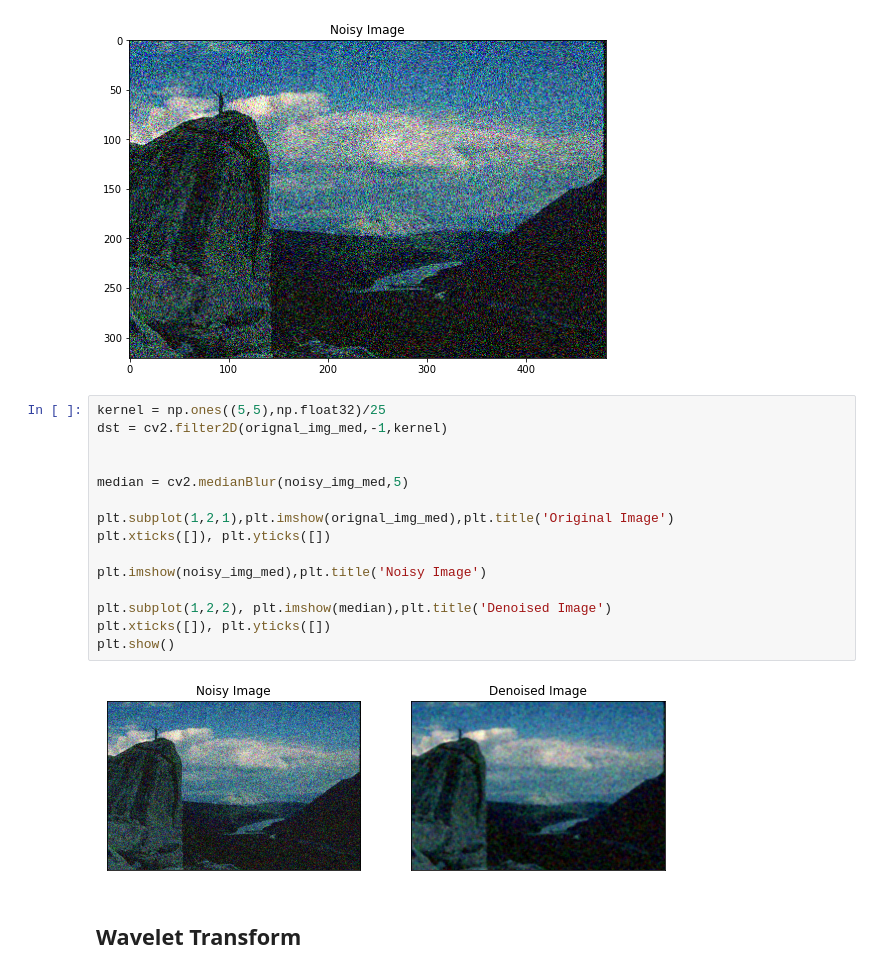
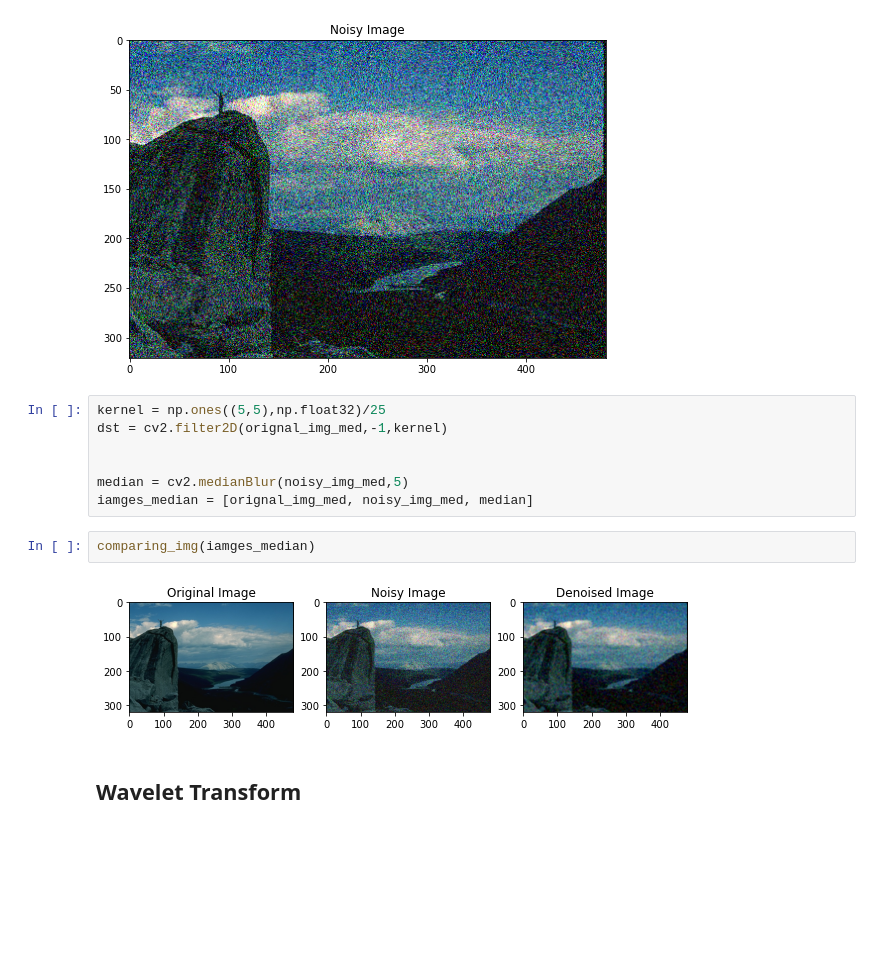
Before and after one commit to Abhijeetghadge/ITNPAI1_Abhijeet_3022255, a Jupyter notebook: Task A(Colort).ipynb, the cells around one changed output. Saved outputs shown, nothing was run; the diff lists cells and outputs as text; blank space fills up the shorter version.

```diff
--- a/Task A(Colort).ipynb
+++ b/Task A(Colort).ipynb
@@ -92,17 +94,11 @@ dst = cv2.filter2D(orignal_img_med,-1,kernel)
 
 
 median = cv2.medianBlur(noisy_img_med,5)
-
-plt.subplot(1,2,1),plt.imshow(orignal_img_med),plt.title('Original Image')
-plt.xticks([]), plt.yticks([])
-
-plt.imshow(noisy_img_med),plt.title('Noisy Image')
-
-plt.subplot(1,2,2), plt.imshow(median),plt.title('Denoised Image')
-plt.xticks([]), plt.yticks([])
-plt.show()
+iamges_median = [orignal_img_med, noisy_img_med, median]
-# %% [output]
-[figure, removed]
+# %%
+comparing_img(iamges_median)
+# %% [output]
+[figure, added]
 # %% [markdown]
 ## Wavelet Transform
 # %%
```
Also changed, not shown: parts of 10 cells of this notebook.
